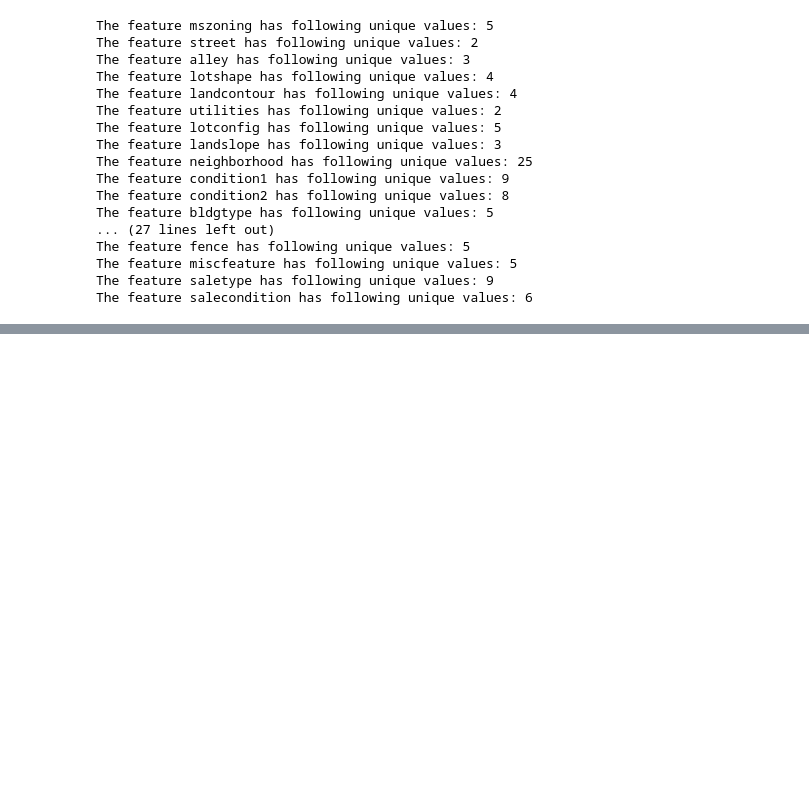
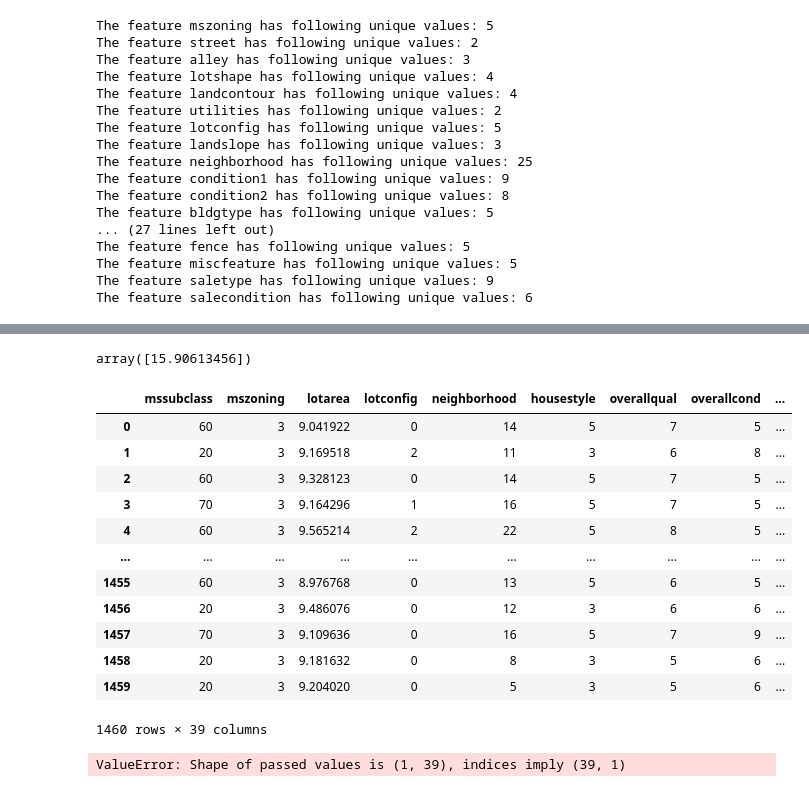
Before and after one commit to BishalJung7377/house_price_prediction, a Jupyter notebook: house_price_predictions.ipynb, the cells around one changed output, grey strips where cells are left out. Cells and saved outputs as stored; diff of their text form; code cells hidden in the pictures; blank space fills up the shorter version.

```diff
--- a/house_price_predictions.ipynb
+++ b/house_price_predictions.ipynb
@@ -538,0 +874,8 @@ Passing `palette` without assigning `hue` is deprecated and will be removed in v
+# %%
+### lets see the number of total and selsected features
+
+selected_feat = X_train.columns[(feature_sel_model.get_support())]
+## print the features that are selecetd and total
+print(f'total features: {X_train.shape[1]}')
+print(f'selected features: {len(selected_feat)}')
+print(f'features with coefficients shrank to zero: {np.sum(feature_sel_model.estimator_.coef_==0)}')
@@ -538,0 +899,2 @@ Passing `palette` without assigning `hue` is deprecated and will be removed in v
+# %%
+X_train = X_train[selected_feat]
@@ -538,0 +912,4 @@ Passing `palette` without assigning `hue` is deprecated and will be removed in v
+# %%
+lm = LinearRegression()
+# %%
+lm.fit(X_train, y_train)
@@ -538,0 +934,24 @@ Passing `palette` without assigning `hue` is deprecated and will be removed in v
+# %%
+lm.intercept_
+# %% [output]
+array([15.90613456])
+# %%
+X_train
+# %% [output]
+|  | mssubclass | mszoning | lotarea | lotconfig | neighborhood | housestyle | overallqual | overallcond | ... |
+| 0 | 60 | 3 | 9.041922 | 0 | 14 | 5 | 7 | 5 | ... |
+| 1 | 20 | 3 | 9.169518 | 2 | 11 | 3 | 6 | 8 | ... |
+| 2 | 60 | 3 | 9.328123 | 0 | 14 | 5 | 7 | 5 | ... |
+| 3 | 70 | 3 | 9.164296 | 1 | 16 | 5 | 7 | 5 | ... |
+| 4 | 60 | 3 | 9.565214 | 2 | 22 | 5 | 8 | 5 | ... |
+| ... | ... | ... | ... | ... | ... | ... | ... | ... | ... |
+| 1455 | 60 | 3 | 8.976768 | 0 | 13 | 5 | 6 | 5 | ... |
+| 1456 | 20 | 3 | 9.486076 | 0 | 12 | 3 | 6 | 6 | ... |
+| 1457 | 70 | 3 | 9.109636 | 0 | 16 | 5 | 7 | 9 | ... |
+| 1458 | 20 | 3 | 9.181632 | 0 | 8 | 3 | 5 | 6 | ... |
+| 1459 | 20 | 3 | 9.204020 | 0 | 5 | 3 | 5 | 6 | ... |
+1460 rows × 39 columns
+# %%
+cdf = pd.DataFrame(lm.coef_, X_train.columns, columns=['Coeff'])
+# %% [output]
+ValueError: Shape of passed values is (1, 39), indices imply (39, 1)
```
Also changed, not shown: parts of 59 cells of this notebook.
